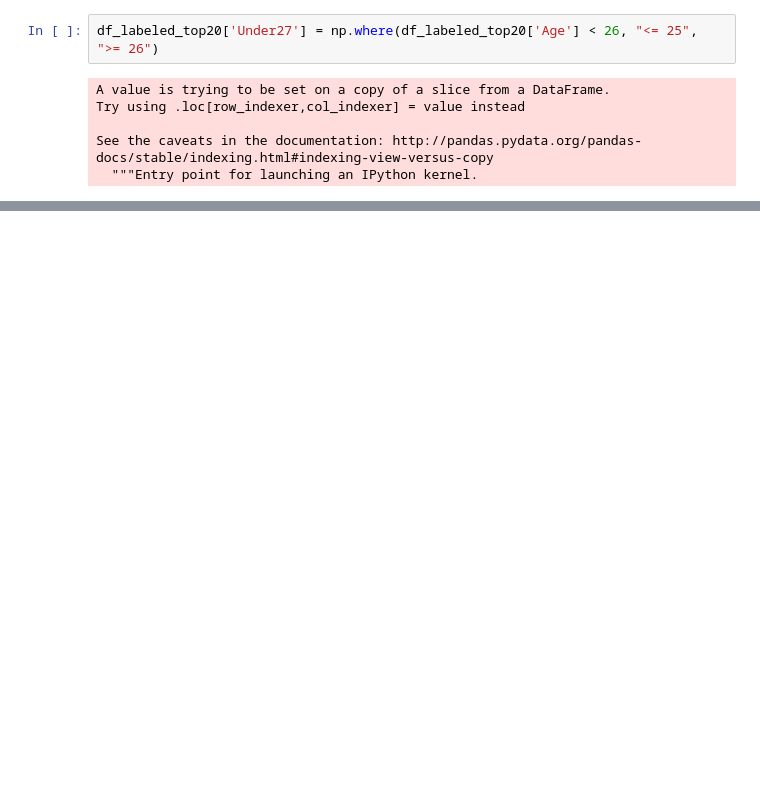
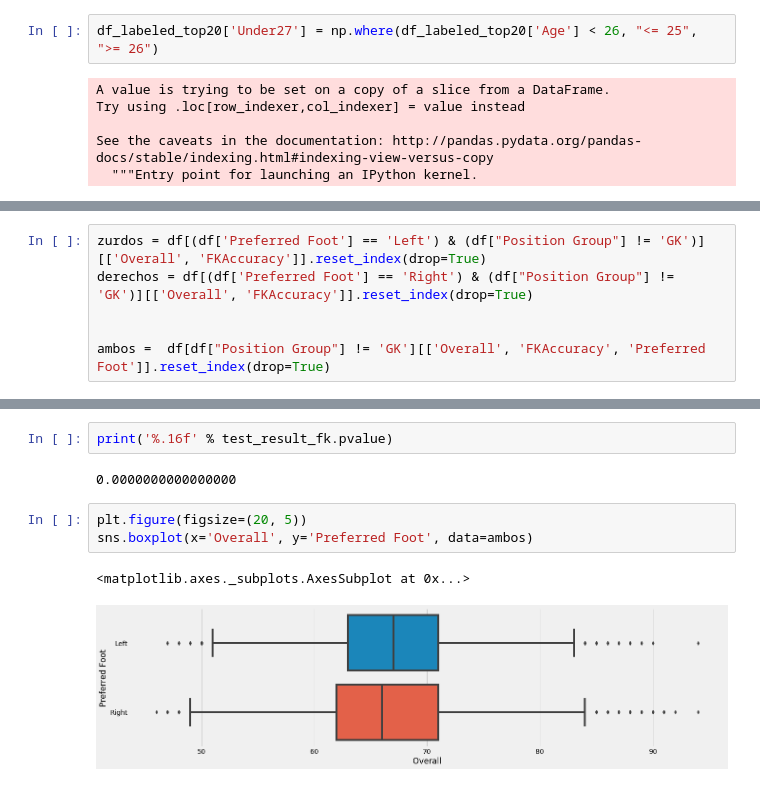
Before and after one commit to raulcarlomagno/dmuba-especializacion-futbol, a Jupyter notebook: main.ipynb, the cells around one changed output, grey strips where cells are left out. Saved outputs shown, nothing was run; the diff lists cells and outputs as text; blank space fills up the shorter version.

```diff
--- a/main.ipynb
+++ b/main.ipynb
@@ -1325,0 +1326,6 @@ TODO: ANALIS TIROS LIBRES, TEST ESTADISTICO ZURDOS VS DERECHOS
+# %%
+zurdos = df[(df['Preferred Foot'] == 'Left') & (df["Position Group"] != 'GK')][['Overall', 'FKAccuracy']].reset_index(drop=True)
+derechos = df[(df['Preferred Foot'] == 'Right') & (df["Position Group"] != 'GK')][['Overall', 'FKAccuracy']].reset_index(drop=True)
+
+
+ambos =  df[df["Position Group"] != 'GK'][['Overall', 'FKAccuracy', 'Preferred Foot']].reset_index(drop=True)
@@ -1325,0 +1391,10 @@ TODO: ANALIS TIROS LIBRES, TEST ESTADISTICO ZURDOS VS DERECHOS
+# %%
+print('%.16f' % test_result_fk.pvalue)
+# %% [output]
+0.0000000000000000
+# %%
+plt.figure(figsize=(20, 5))
+sns.boxplot(x='Overall', y='Preferred Foot', data=ambos)
+# %% [output]
+<matplotlib.axes._subplots.AxesSubplot at 0x...>
+[figure, added]
```
Also changed, not shown: parts of 41 cells of this notebook, 1 other file.
